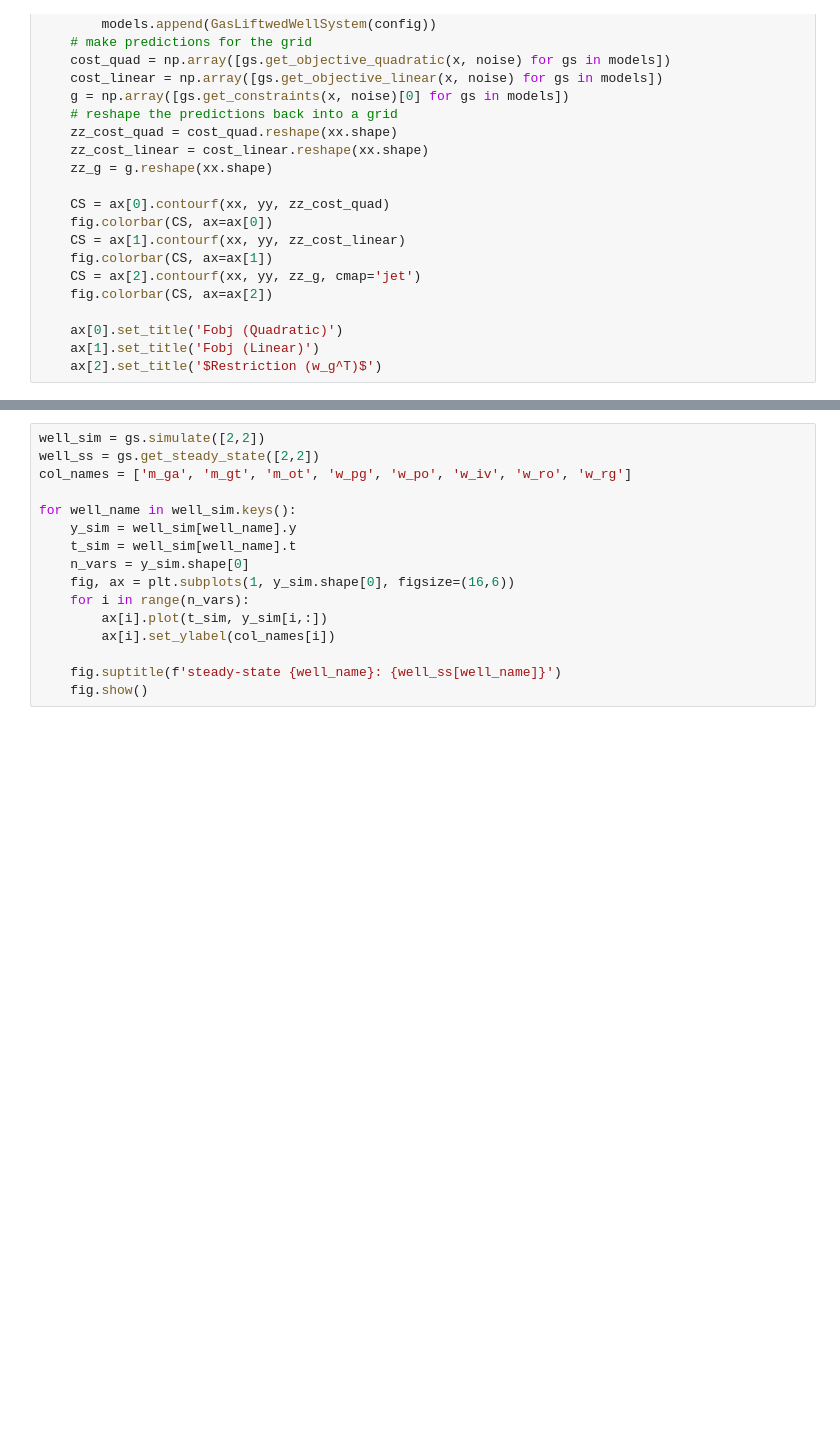
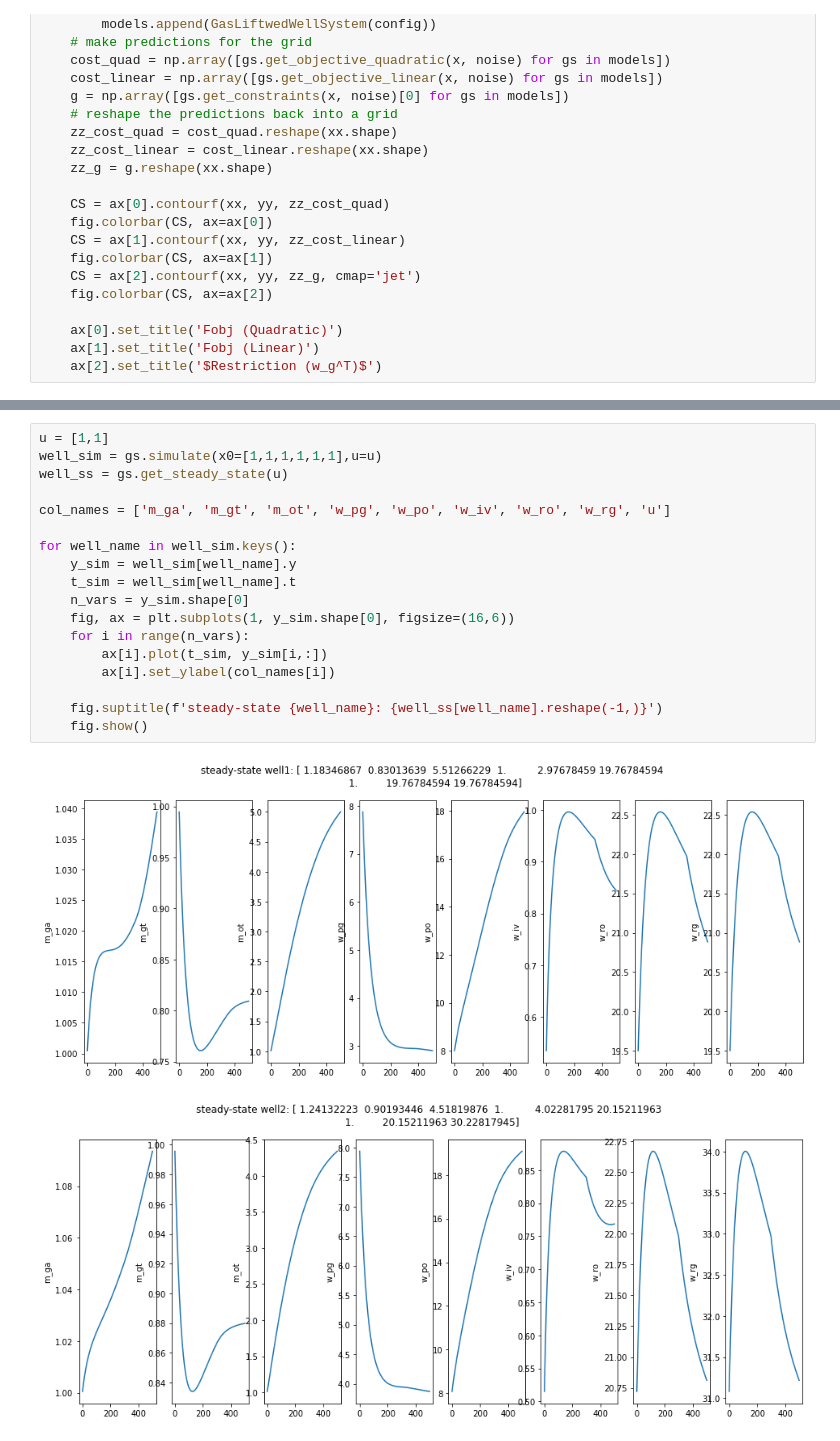
Before and after one commit to vicrsp/rto, a Jupyter notebook: src/GasLiftedWells-Analysis.ipynb, the cells around one changed output, grey strips where cells are left out. Saved outputs shown, nothing was run; the diff lists cells and outputs as text; blank space fills up the shorter version.

Commit message:
testes com gas lifted wells

```diff
--- a/src/GasLiftedWells-Analysis.ipynb
+++ b/src/GasLiftedWells-Analysis.ipynb
@@ -156,16 +122,21 @@ CasADi - 2021-06-27 20:15:28 WARNING("solver:nlp_jac_g failed: NaN detected for
 # %%
-well_sim = gs.simulate([2,2])
-well_ss = gs.get_steady_state([2,2])
-col_names = ['m_ga', 'm_gt', 'm_ot', 'w_pg', 'w_po', 'w_iv', 'w_ro', 'w_rg']
+u = [1,1]
+well_sim = gs.simulate(x0=[1,1,1,1,1,1],u=u)
+well_ss = gs.get_steady_state(u)
+
+col_names = ['m_ga', 'm_gt', 'm_ot', 'w_pg', 'w_po', 'w_iv', 'w_ro', 'w_rg', 'u']
 
 for well_name in well_sim.keys():
     y_sim = well_sim[well_name].y
     t_sim = well_sim[well_name].t
     n_vars = y_sim.shape[0]
     fig, ax = plt.subplots(1, y_sim.shape[0], figsize=(16,6))
     for i in range(n_vars):
         ax[i].plot(t_sim, y_sim[i,:])
         ax[i].set_ylabel(col_names[i])
 
-    fig.suptitle(f'steady-state {well_name}: {well_ss[well_name]}')
+    fig.suptitle(f'steady-state {well_name}: {well_ss[well_name].reshape(-1,)}')
     fig.show()
+# %% [output]
+[figure, added]
+[figure, added]
```
Also changed, not shown: parts of 5 cells of this notebook, 1 other file.
